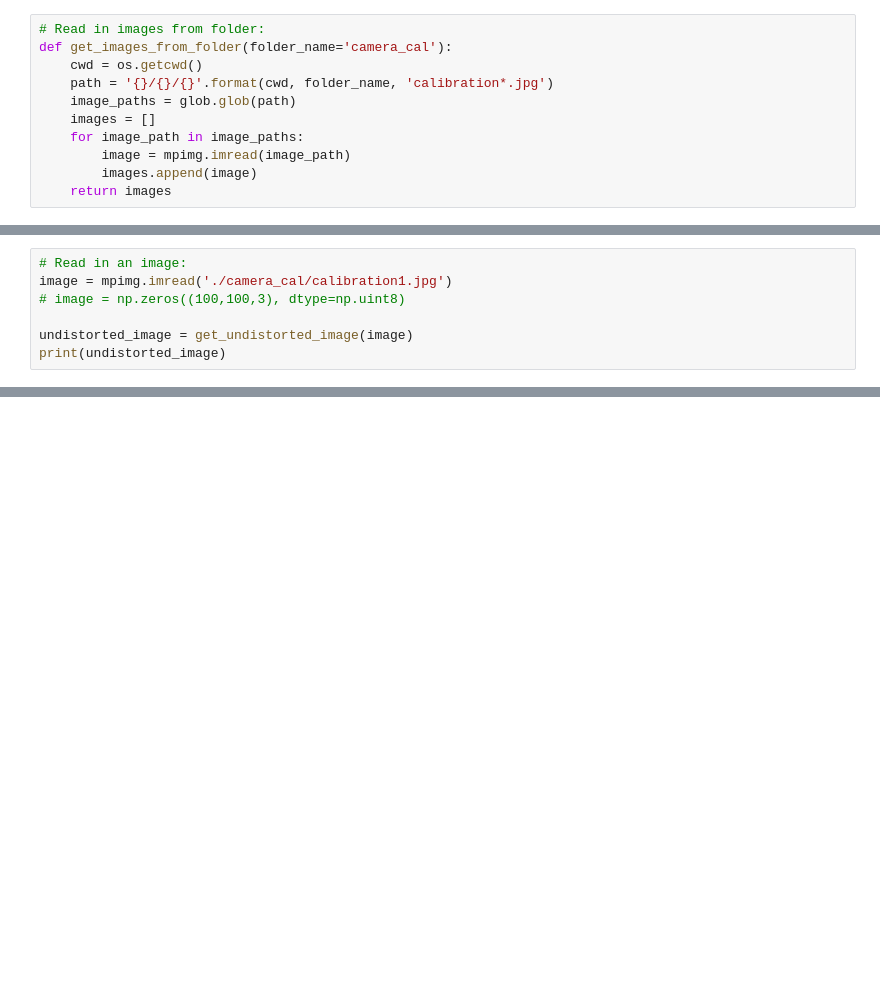
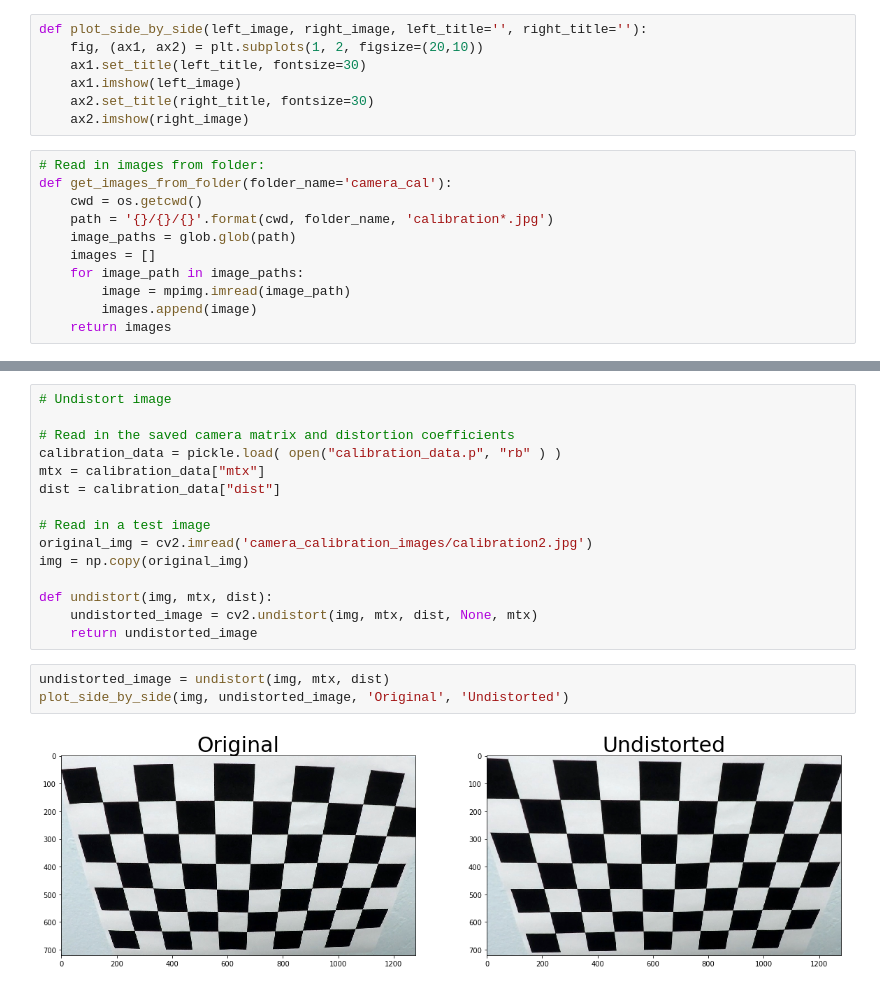
Before and after one commit to tyler-lewis-udacity/Advanced_Lane_Finding, a Jupyter notebook: P4_advanced_lane_finding.ipynb, the cells around one changed output, grey strips where cells are left out. Saved outputs shown, nothing was run; the diff lists cells and outputs as text; blank space fills up the shorter version.

Commit message:
Cleaned up camera calibration and added calibration_data.p which holds dict containing mtx and dist

```diff
--- a/P4_advanced_lane_finding.ipynb
+++ b/P4_advanced_lane_finding.ipynb
@@ -15,6 +17,13 @@ def show_external(img, cmap=None):
     %matplotlib qt
     plt.imshow(img, cmap)
     plt.show()
+# %%
+def plot_side_by_side(left_image, right_image, left_title='', right_title=''):
+    fig, (ax1, ax2) = plt.subplots(1, 2, figsize=(20,10))
+    ax1.set_title(left_title, fontsize=30)
+    ax1.imshow(left_image)
+    ax2.set_title(right_title, fontsize=30)
+    ax2.imshow(right_image)
 # %%
 # Read in images from folder:
 def get_images_from_folder(folder_name='camera_cal'):
@@ -116,7 +37,0 @@ plt.imshow(undistorted_img)
-# %%
-# Read in an image:
-image = mpimg.imread('./camera_cal/calibration1.jpg')
-# image = np.zeros((100,100,3), dtype=np.uint8)
-
-undistorted_image = get_undistorted_image(image)
-print(undistorted_image)
@@ -190,0 +154,20 @@ plt.imshow(dst)
+# %%
+# Undistort image
+
+# Read in the saved camera matrix and distortion coefficients
+calibration_data = pickle.load( open("calibration_data.p", "rb" ) )
+mtx = calibration_data["mtx"]
+dist = calibration_data["dist"]
+
+# Read in a test image
+original_img = cv2.imread('camera_calibration_images/calibration2.jpg')
+img = np.copy(original_img)
+
+def undistort(img, mtx, dist):
+    undistorted_image = cv2.undistort(img, mtx, dist, None, mtx)
+    return undistorted_image
+# %%
+undistorted_image = undistort(img, mtx, dist)
+plot_side_by_side(img, undistorted_image, 'Original', 'Undistorted')
+# %% [output]
+[figure, added]
```
Also changed, not shown: parts of 21 cells of this notebook, 59 other files.
